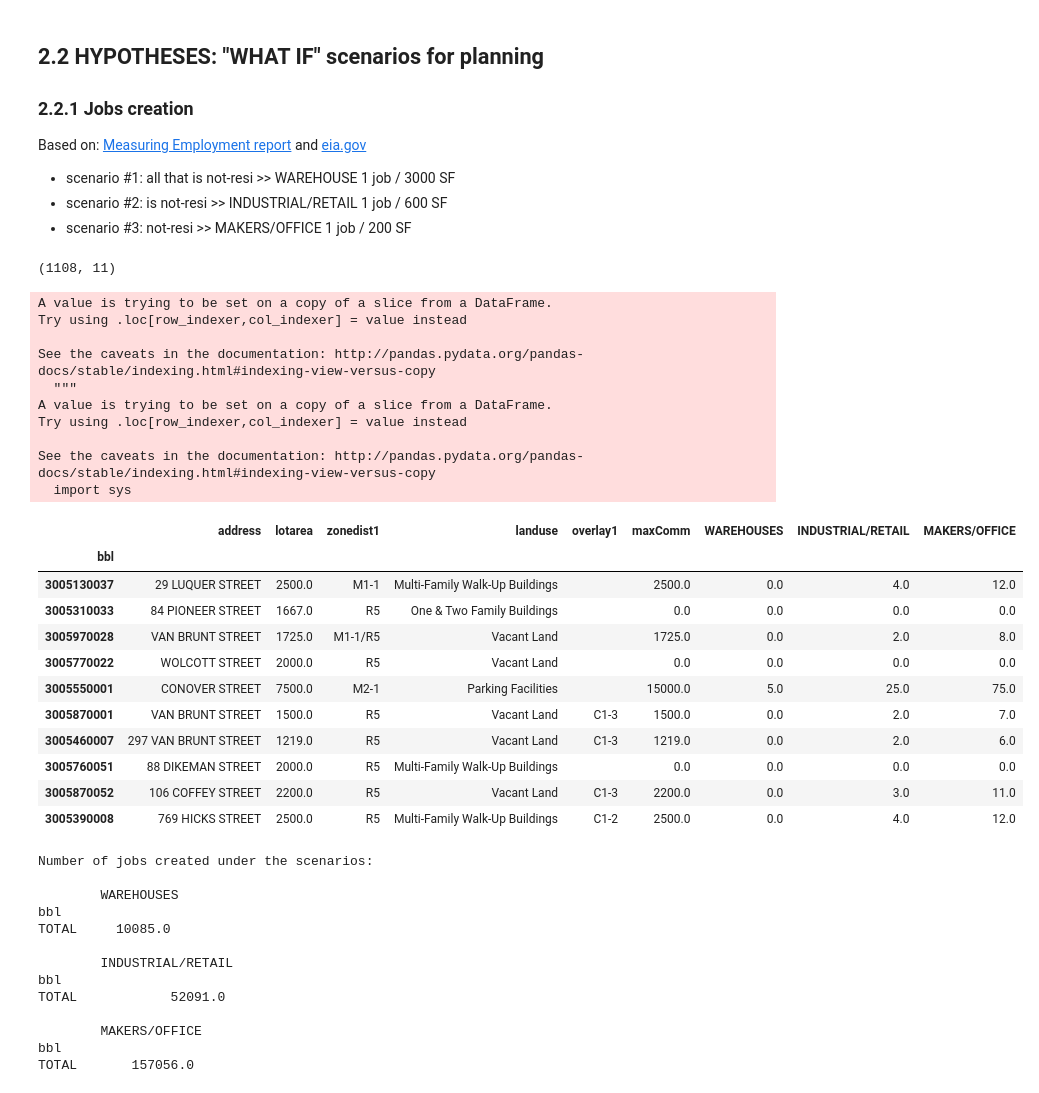
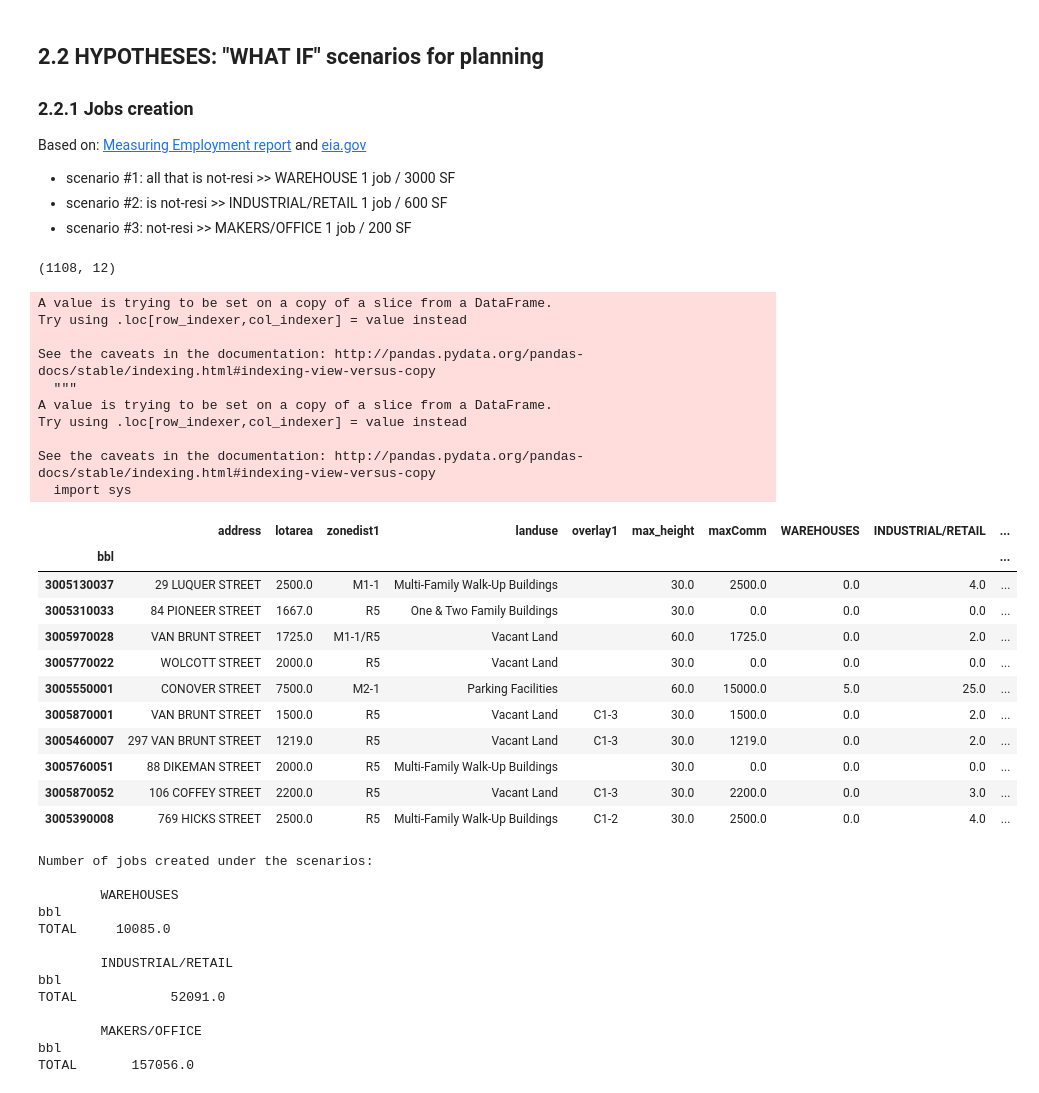
Before and after one commit to drawbrooklyn/RH_zoningAnalysis, a Jupyter notebook: Wolcott_jobs_analysis_20191025.ipynb, the cells around one changed output. Drawn from its saved outputs; the diff is of its cells as text; code cells hidden in the pictures.

```diff
--- a/Wolcott_jobs_analysis_20191025.ipynb
+++ b/Wolcott_jobs_analysis_20191025.ipynb
@@ -192,0 +196,27 @@ RH_pluto.iloc[:3,-2:]
+# %%
+# creating a function for allowed heights according to Zoning dist
+# not including street width differences or setbacks
+
+def max_height(df): #in feet
+    if df['zonedist1'] == 'M1-1':
+        val = 30
+    elif df['zonedist1'] == 'R5':
+        val = 30 # not including a setback of 15' at 30' height, up until 40'
+    elif df['zonedist1'] == 'M1-1/R5':
+        val = 60
+    elif df['zonedist1'] == 'M2-1':
+        val = 60 # not including setback
+    elif df['zonedist1'] == 'M3-1':
+        val = 60 # not including setback
+    elif df['zonedist1'] == 'R6':
+        val = 70 # max at wide street; on narrow street 55'
+    elif df['zonedist1'] == 'PARK':
+        val = 0
+    else:
+        val = 0
+    return val
+
+RH_pluto['max_height'] = RH_pluto.apply(max_height, axis=1)
+
+print(RH_pluto.shape)
+RH_pluto[['zonedist1', 'max_height']].head()
@@ -232,10 +271,10 @@ Value is taken from PTS, if available. When calculated from PTS data, **COMMERCI
 # creating a new shortened dataframe for current SF by use and for allowed FAR by use
 
 RH_areas_by_use = RH_pluto[['address','zonedist1','landuse','overlay1',
-                            'comarea','resarea','geometry']] #leaving geometry to remain geodataframe
+                            'comarea','resarea','max_height', 'geometry']] #leaving geometry to remain geodataframe
 
 RH_allowed_far = RH_pluto[['address','lotarea','zonedist1','landuse','overlay1',
-                           'commfar','residfar','geometry']] #leaving geometry to remain geodataframe
+                           'commfar','residfar','max_height', 'geometry']] #leaving geometry to remain geodataframe
                                                              # dropped 'facilfar' 20191118
 
 print('RH_areas_by_use.shape: ', RH_areas_by_use.shape)
@@ -411,50 +450,50 @@ Based on: [Measuring Employment report](https://metrocouncil.org/Handbook/Files/
 - scenario #3: not-resi >> MAKERS/OFFICE 1 job / 200 SF
 # %%
 RH_jobs = RH_allowed_far[['address', 'lotarea', 'zonedist1', 'landuse',
-                          'overlay1', 'maxComm', 'maxResi', 'geometry']]
+                          'overlay1', 'max_height','maxComm', 'maxResi', 'geometry']]
 
 # calculating # of jobs for warehousing; 1 job / 3000
 RH_jobs['WAREHOUSES'] = (RH_jobs['maxComm'] / 3000).astype(int)
 # calculating # of jobs for industrial; 1 job / 600
 RH_jobs['INDUSTRIAL/RETAIL'] = (RH_jobs['maxComm'] / 600).astype(int)
 # calculating # of jobs for makers space / office; 1 job / 200
 RH_jobs['MAKERS/OFFICE'] = (RH_jobs['maxComm'] / 200).astype(int)
 
 #Total sum per column:
 RH_jobs = RH_jobs.reset_index()
 RH_jobs = RH_jobs.append(RH_jobs.sum(axis=0, numeric_only=True), ignore_index=True)
 RH_jobs['bbl'] = RH_jobs['bbl'].astype(int).astype(str)
 RH_jobs.at[1107, 'bbl'] = 'TOTAL'
 RH_jobs = RH_jobs.set_index('bbl')
 RH_jobs.iloc[-1:,:] = RH_jobs.iloc[-1:,:].fillna(0).astype(int)
 
 print(RH_jobs.shape)
-RH_jobs[['address','lotarea','zonedist1','landuse','overlay1','maxComm',
-         'WAREHOUSES','INDUSTRIAL/RETAIL','MAKERS/OFFICE']].head(10)
+RH_jobs[['address','lotarea','zonedist1','landuse','overlay1','max_height',
+         'maxComm','WAREHOUSES','INDUSTRIAL/RETAIL','MAKERS/OFFICE']].head(10)
 # %% [output]
-(1108, 11)
+(1108, 12)
 A value is trying to be set on a copy of a slice from a DataFrame.
 Try using .loc[row_indexer,col_indexer] = value instead
 
 See the caveats in the documentation: http://pandas.pydata.org/pandas-docs/stable/indexing.html#indexing-view-versus-copy
   """
 A value is trying to be set on a copy of a slice from a DataFrame.
 Try using .loc[row_indexer,col_indexer] = value instead
 
 See the caveats in the documentation: http://pandas.pydata.org/pandas-docs/stable/indexing.html#indexing-view-versus-copy
   import sys
-|  | address | lotarea | zonedist1 | landuse | overlay1 | maxComm | WAREHOUSES | INDUSTRIAL/RETAIL | MAKERS/OFFICE |
-| bbl |  |  |  |  |  |  |  |  |  |
-| 3005130037 | 29 LUQUER STREET | 2500.0 | M1-1 | Multi-Family Walk-Up Buildings |  | 2500.0 | 0.0 | 4.0 | 12.0 |
-| 3005310033 | 84 PIONEER STREET | 1667.0 | R5 | One & Two Family Buildings |  | 0.0 | 0.0 | 0.0 | 0.0 |
-| 3005970028 | VAN BRUNT STREET | 1725.0 | M1-1/R5 | Vacant Land |  | 1725.0 | 0.0 | 2.0 | 8.0 |
-| 3005770022 | WOLCOTT STREET | 2000.0 | R5 | Vacant Land |  | 0.0 | 0.0 | 0.0 | 0.0 |
-| 3005550001 | CONOVER STREET | 7500.0 | M2-1 | Parking Facilities |  | 15000.0 | 5.0 | 25.0 | 75.0 |
-| 3005870001 | VAN BRUNT STREET | 1500.0 | R5 | Vacant Land | C1-3 | 1500.0 | 0.0 | 2.0 | 7.0 |
-| 3005460007 | 297 VAN BRUNT STREET | 1219.0 | R5 | Vacant Land | C1-3 | 1219.0 | 0.0 | 2.0 | 6.0 |
-| 3005760051 | 88 DIKEMAN STREET | 2000.0 | R5 | Multi-Family Walk-Up Buildings |  | 0.0 | 0.0 | 0.0 | 0.0 |
-| 3005870052 | 106 COFFEY STREET | 2200.0 | R5 | Vacant Land | C1-3 | 2200.0 | 0.0 | 3.0 | 11.0 |
-| 3005390008 | 769 HICKS STREET | 2500.0 | R5 | Multi-Family Walk-Up Buildings | C1-2 | 2500.0 | 0.0 | 4.0 | 12.0 |
+|  | address | lotarea | zonedist1 | landuse | overlay1 | max_height | maxComm | WAREHOUSES | INDUSTRIAL/RETAIL | ... |
+| bbl |  |  |  |  |  |  |  |  |  | ... |
+| 3005130037 | 29 LUQUER STREET | 2500.0 | M1-1 | Multi-Family Walk-Up Buildings |  | 30.0 | 2500.0 | 0.0 | 4.0 | ... |
+| 3005310033 | 84 PIONEER STREET | 1667.0 | R5 | One & Two Family Buildings |  | 30.0 | 0.0 | 0.0 | 0.0 | ... |
+| 3005970028 | VAN BRUNT STREET | 1725.0 | M1-1/R5 | Vacant Land |  | 60.0 | 1725.0 | 0.0 | 2.0 | ... |
+| 3005770022 | WOLCOTT STREET | 2000.0 | R5 | Vacant Land |  | 30.0 | 0.0 | 0.0 | 0.0 | ... |
+| 3005550001 | CONOVER STREET | 7500.0 | M2-1 | Parking Facilities |  | 60.0 | 15000.0 | 5.0 | 25.0 | ... |
+| 3005870001 | VAN BRUNT STREET | 1500.0 | R5 | Vacant Land | C1-3 | 30.0 | 1500.0 | 0.0 | 2.0 | ... |
+| 3005460007 | 297 VAN BRUNT STREET | 1219.0 | R5 | Vacant Land | C1-3 | 30.0 | 1219.0 | 0.0 | 2.0 | ... |
+| 3005760051 | 88 DIKEMAN STREET | 2000.0 | R5 | Multi-Family Walk-Up Buildings |  | 30.0 | 0.0 | 0.0 | 0.0 | ... |
+| 3005870052 | 106 COFFEY STREET | 2200.0 | R5 | Vacant Land | C1-3 | 30.0 | 2200.0 | 0.0 | 3.0 | ... |
+| 3005390008 | 769 HICKS STREET | 2500.0 | R5 | Multi-Family Walk-Up Buildings | C1-2 | 30.0 | 2500.0 | 0.0 | 4.0 | ... |
 # %%
 print('Number of jobs created under the scenarios:\n\n', RH_jobs.iloc[-1:,-3:-2],
      '\n\n', RH_jobs.iloc[-1:,-2:-1],'\n\n', RH_jobs.iloc[-1:,-1:])
```
Also changed, not shown: parts of 28 cells of this notebook, 4 other files.
